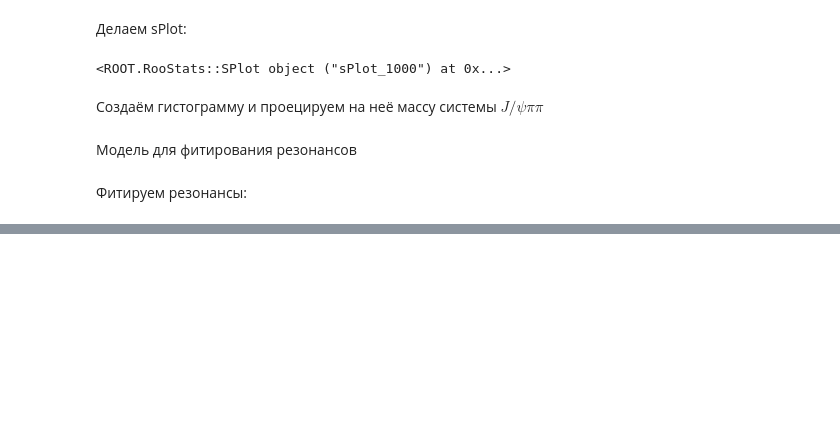
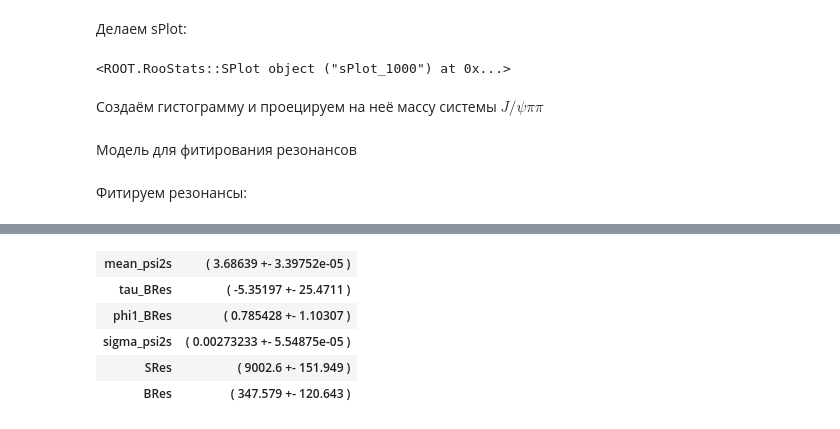
Before and after one commit to sashabaranov/Bu2JpsiKKpi, a Jupyter notebook: Kpipi/fit/Psi(2S) and X(3872).ipynb, the cells around one changed output, grey strips where cells are left out. Cells and saved outputs as stored; diff of their text form; code cells hidden in the pictures; blank space fills up the shorter version.

```diff
--- a/Kpipi/fit/Psi(2S) and X(3872).ipynb
+++ b/Kpipi/fit/Psi(2S) and X(3872).ipynb
@@ -194,0 +187,17 @@ c2
+# %%
+from IPython.display import HTML
+s = "<table>"
+
+
+for name, val in r.parameters().items():
+    s += "<tr><th>{}</th> <th>{}</th></tr>".format(name, val[0])
+
+s += "</table>"
+html = HTML(s); html
+# %% [output]
+| mean_psi2s | ( 3.68639 +- 3.39752e-05 ) |
+| tau_BRes | ( -5.35197 +- 25.4711 ) |
+| phi1_BRes | ( 0.785428 +- 1.10307 ) |
+| sigma_psi2s | ( 0.00273233 +- 5.54875e-05 ) |
+| SRes | ( 9002.6 +- 151.949 ) |
+| BRes | ( 347.579 +- 120.643 ) |
```
Also changed, not shown: parts of 25 cells of this notebook.
